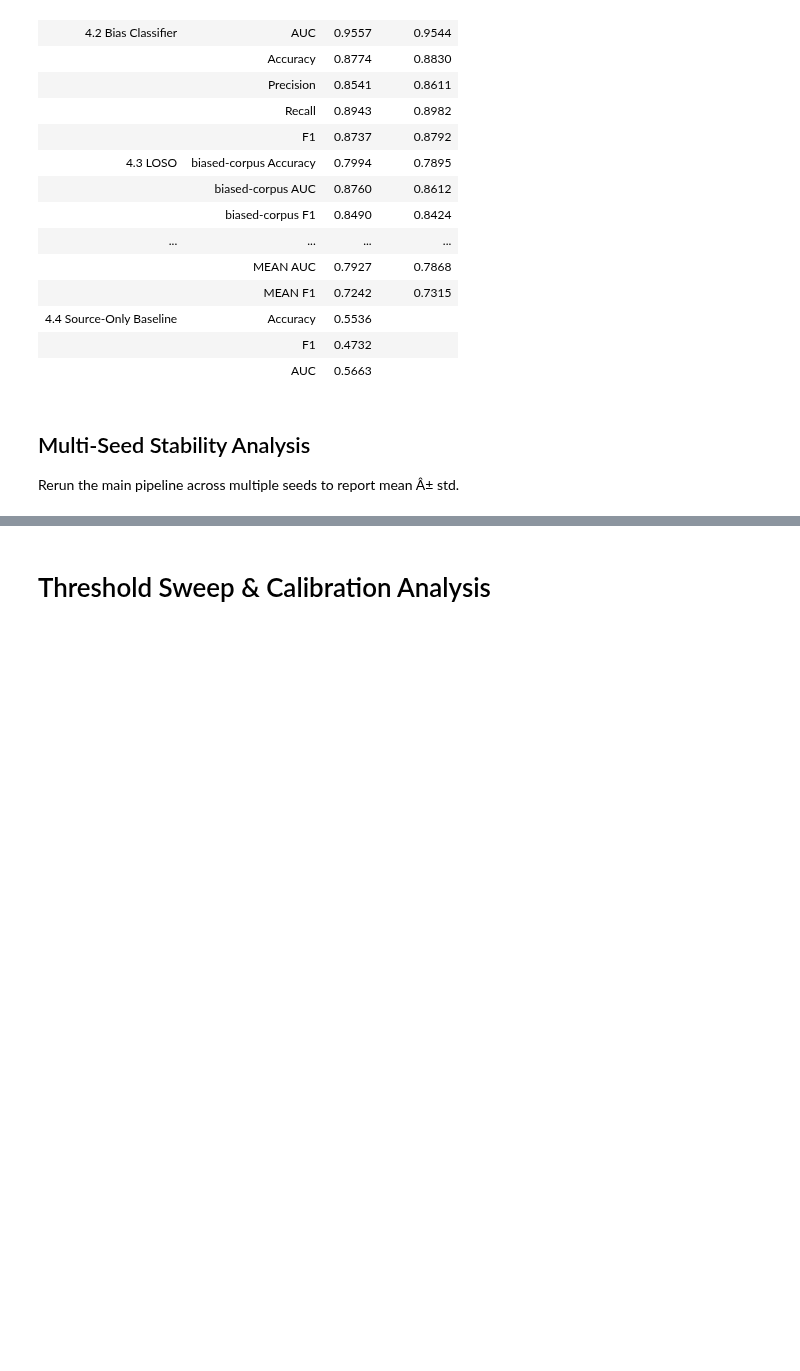
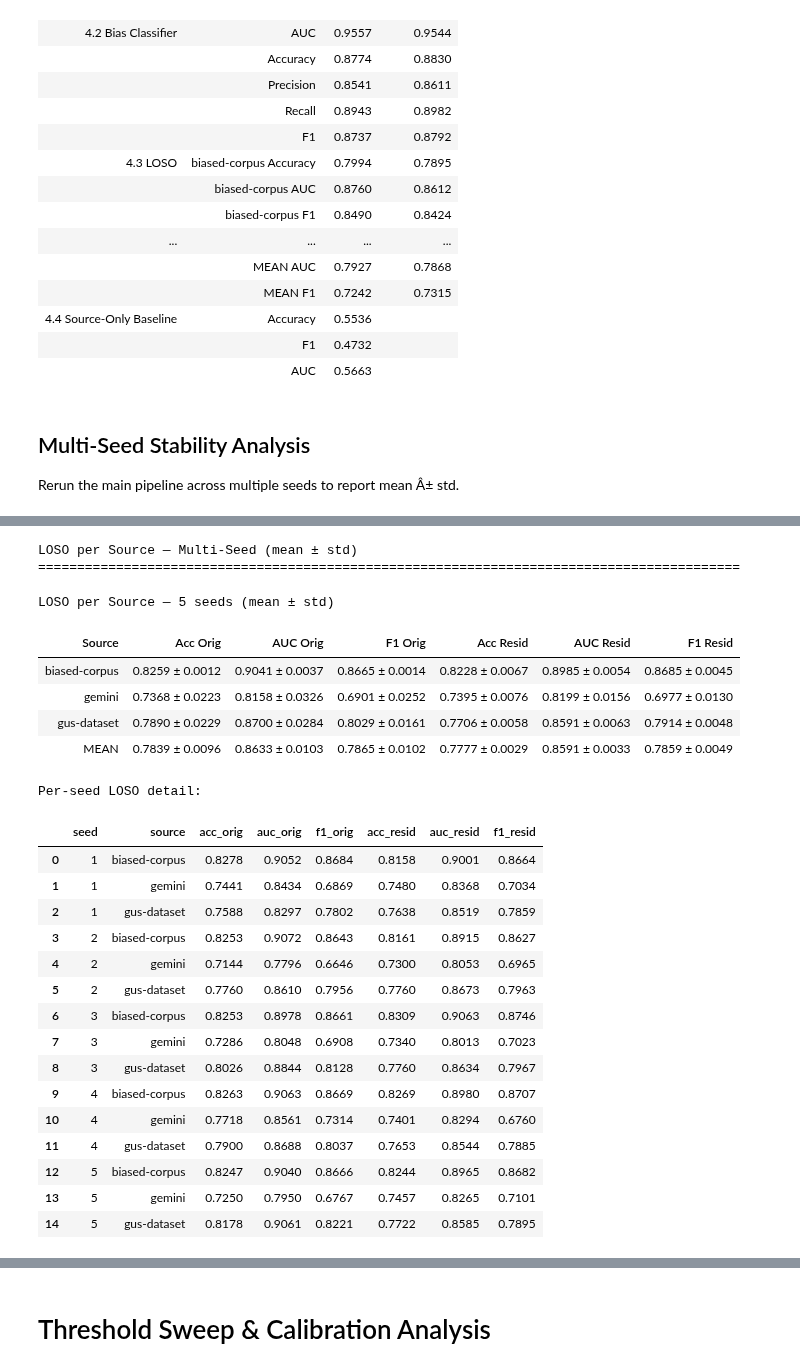
Before and after one commit to pinthoz/attention-atlas, a Jupyter notebook: dataset/v2/bert_source.ipynb, the cells around one changed output, grey strips where cells are left out. Drawn from its saved outputs; the diff is of its cells as text; code cells hidden in the pictures; blank space fills up the shorter version.

```diff
--- a/dataset/v2/bert_source.ipynb
+++ b/dataset/v2/bert_source.ipynb
@@ -1634,0 +1656,68 @@ Per-seed detail:
+# %%
+# === LOSO per-source: mean ± std across seeds ===
+
+print('LOSO per Source — Multi-Seed (mean ± std)')
+print('=' * 90)
+
+loso_rows = []
+for src in unique_sources:
+    sub = df_seed_loso[df_seed_loso['source'] == src]
+    loso_rows.append({
+        'Source': src,
+        'Acc Orig': f'{sub["acc_orig"].mean():.4f} ± {sub["acc_orig"].std():.4f}',
+        'AUC Orig': f'{sub["auc_orig"].mean():.4f} ± {sub["auc_orig"].std():.4f}',
+        'F1 Orig': f'{sub["f1_orig"].mean():.4f} ± {sub["f1_orig"].std():.4f}',
+        'Acc Resid': f'{sub["acc_resid"].mean():.4f} ± {sub["acc_resid"].std():.4f}',
+        'AUC Resid': f'{sub["auc_resid"].mean():.4f} ± {sub["auc_resid"].std():.4f}',
+        'F1 Resid': f'{sub["f1_resid"].mean():.4f} ± {sub["f1_resid"].std():.4f}',
+    })
+
+# Add MEAN row
+loso_rows.append({
+    'Source': 'MEAN',
+    'Acc Orig': f'{df_seed_loso["acc_orig"].groupby(df_seed_loso["seed"]).mean().mean():.4f} ± {df_seed_loso["acc_orig"].groupby(df_seed_loso["seed"]).mean().std():.4f}',
+    'AUC Orig': f'{df_seed_loso["auc_orig"].groupby(df_seed_loso["seed"]).mean().mean():.4f} ± {df_seed_loso["auc_orig"].groupby(df_seed_loso["seed"]).mean().std():.4f}',
+    'F1 Orig': f'{df_seed_loso["f1_orig"].groupby(df_seed_loso["seed"]).mean().mean():.4f} ± {df_seed_loso["f1_orig"].groupby(df_seed_loso["seed"]).mean().std():.4f}',
+    'Acc Resid': f'{df_seed_loso["acc_resid"].groupby(df_seed_loso["seed"]).mean().mean():.4f} ± {df_seed_loso["acc_resid"].groupby(df_seed_loso["seed"]).mean().std():.4f}',
+    'AUC Resid': f'{df_seed_loso["auc_resid"].groupby(df_seed_loso["seed"]).mean().mean():.4f} ± {df_seed_loso["auc_resid"].groupby(df_seed_loso["seed"]).mean().std():.4f}',
+    'F1 Resid': f'{df_seed_loso["f1_resid"].groupby(df_seed_loso["seed"]).mean().mean():.4f} ± {df_seed_loso["f1_resid"].groupby(df_seed_loso["seed"]).mean().std():.4f}',
+})
+
+df_loso_summary = pd.DataFrame(loso_rows)
+
+display(df_loso_summary.style
+    .set_properties(**{'text-align': 'center'})
+    .set_properties(**{'text-align': 'left', 'font-weight': 'bold'}, subset=['Source'])
+    .hide(axis='index')
+    .set_caption(f'LOSO per Source — {len(SEEDS)} seeds (mean ± std)')
+)
+
+# Per-seed detail
+print('Per-seed LOSO detail:')
+display(df_seed_loso.round(4))
+# %% [output]
+LOSO per Source — Multi-Seed (mean ± std)
+==========================================================================================
+LOSO per Source — 5 seeds (mean ± std)
+| Source | Acc Orig | AUC Orig | F1 Orig | Acc Resid | AUC Resid | F1 Resid |
+| biased-corpus | 0.8259 ± 0.0012 | 0.9041 ± 0.0037 | 0.8665 ± 0.0014 | 0.8228 ± 0.0067 | 0.8985 ± 0.0054 | 0.8685 ± 0.0045 |
+| gemini | 0.7368 ± 0.0223 | 0.8158 ± 0.0326 | 0.6901 ± 0.0252 | 0.7395 ± 0.0076 | 0.8199 ± 0.0156 | 0.6977 ± 0.0130 |
+| gus-dataset | 0.7890 ± 0.0229 | 0.8700 ± 0.0284 | 0.8029 ± 0.0161 | 0.7706 ± 0.0058 | 0.8591 ± 0.0063 | 0.7914 ± 0.0048 |
+| MEAN | 0.7839 ± 0.0096 | 0.8633 ± 0.0103 | 0.7865 ± 0.0102 | 0.7777 ± 0.0029 | 0.8591 ± 0.0033 | 0.7859 ± 0.0049 |
+Per-seed LOSO detail:
+|  | seed | source | acc_orig | auc_orig | f1_orig | acc_resid | auc_resid | f1_resid |
+| 0 | 1 | biased-corpus | 0.8278 | 0.9052 | 0.8684 | 0.8158 | 0.9001 | 0.8664 |
+| 1 | 1 | gemini | 0.7441 | 0.8434 | 0.6869 | 0.7480 | 0.8368 | 0.7034 |
+| 2 | 1 | gus-dataset | 0.7588 | 0.8297 | 0.7802 | 0.7638 | 0.8519 | 0.7859 |
+| 3 | 2 | biased-corpus | 0.8253 | 0.9072 | 0.8643 | 0.8161 | 0.8915 | 0.8627 |
+| 4 | 2 | gemini | 0.7144 | 0.7796 | 0.6646 | 0.7300 | 0.8053 | 0.6965 |
+| 5 | 2 | gus-dataset | 0.7760 | 0.8610 | 0.7956 | 0.7760 | 0.8673 | 0.7963 |
+| 6 | 3 | biased-corpus | 0.8253 | 0.8978 | 0.8661 | 0.8309 | 0.9063 | 0.8746 |
+| 7 | 3 | gemini | 0.7286 | 0.8048 | 0.6908 | 0.7340 | 0.8013 | 0.7023 |
+| 8 | 3 | gus-dataset | 0.8026 | 0.8844 | 0.8128 | 0.7760 | 0.8634 | 0.7967 |
+| 9 | 4 | biased-corpus | 0.8263 | 0.9063 | 0.8669 | 0.8269 | 0.8980 | 0.8707 |
+| 10 | 4 | gemini | 0.7718 | 0.8561 | 0.7314 | 0.7401 | 0.8294 | 0.6760 |
+| 11 | 4 | gus-dataset | 0.7900 | 0.8688 | 0.8037 | 0.7653 | 0.8544 | 0.7885 |
+| 12 | 5 | biased-corpus | 0.8247 | 0.9040 | 0.8666 | 0.8244 | 0.8965 | 0.8682 |
+| 13 | 5 | gemini | 0.7250 | 0.7950 | 0.6767 | 0.7457 | 0.8265 | 0.7101 |
+| 14 | 5 | gus-dataset | 0.8178 | 0.9061 | 0.8221 | 0.7722 | 0.8585 | 0.7895 |
```
Also changed, not shown: parts of 11 cells of this notebook.
